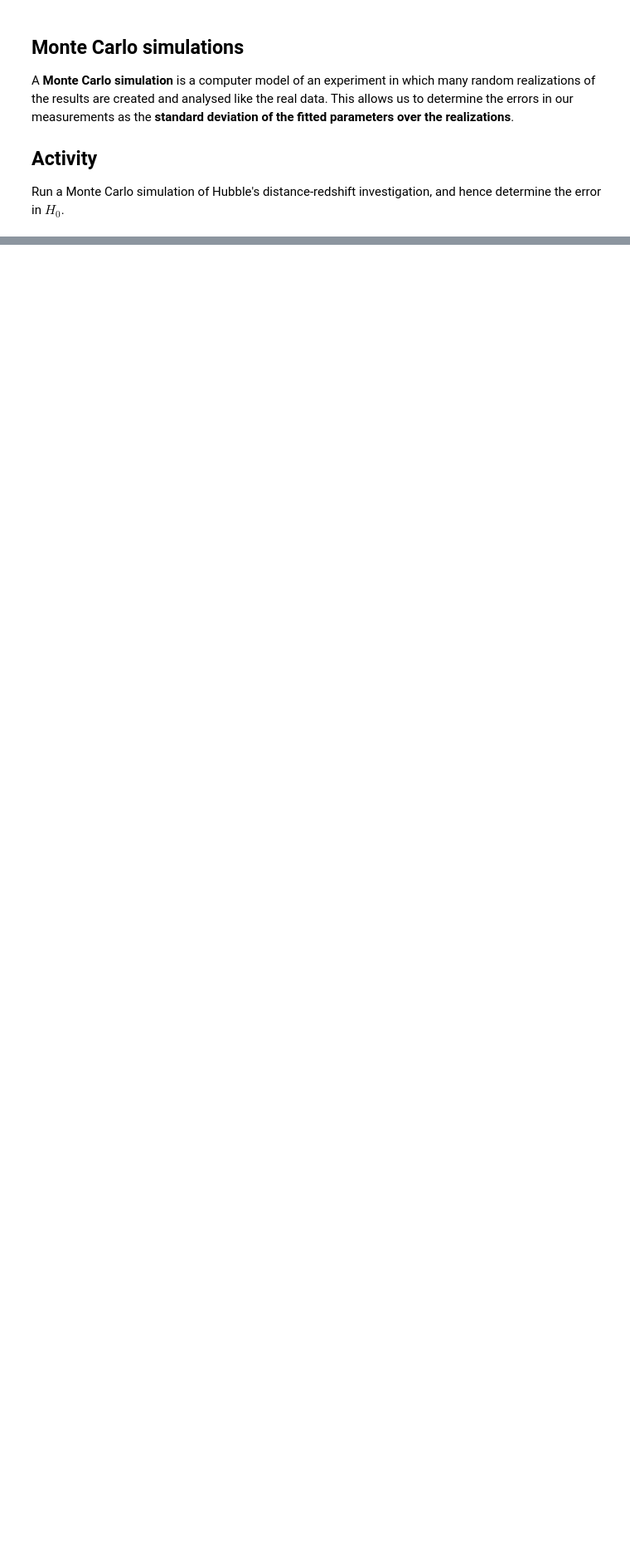
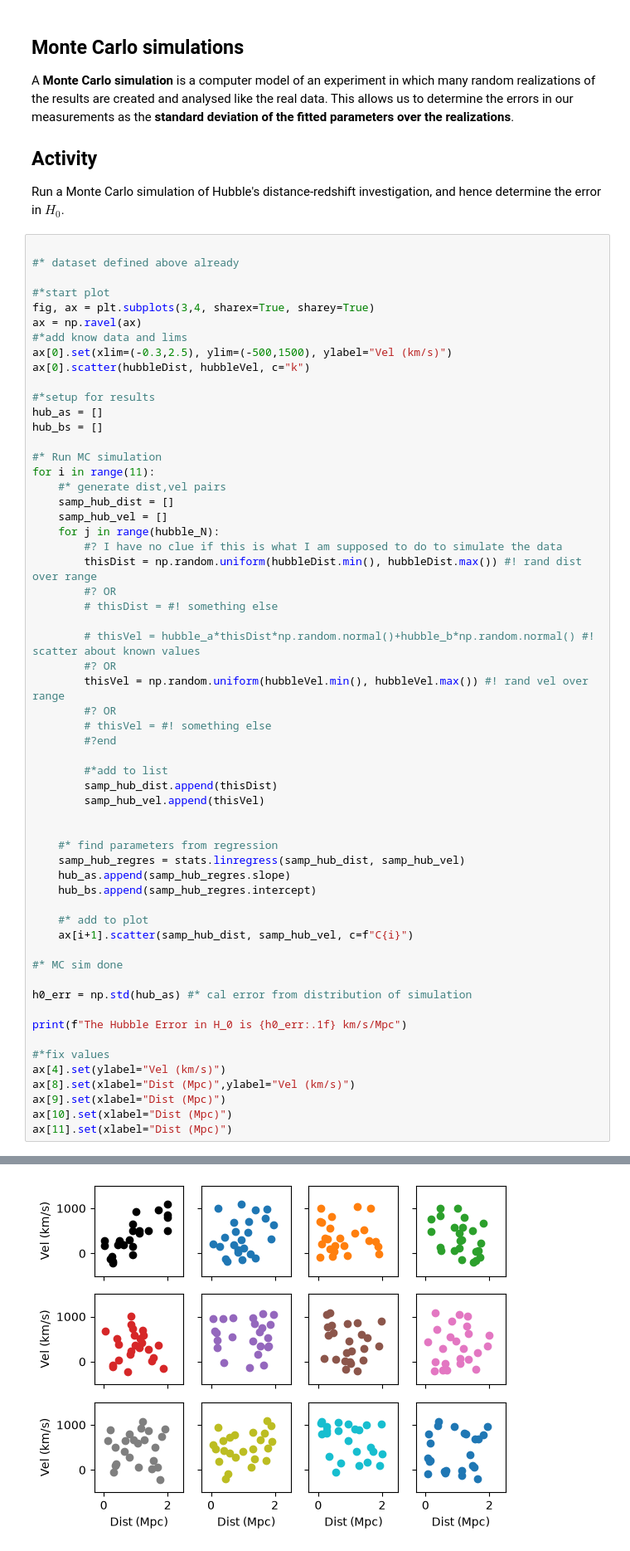
Before and after one commit to bray217/CAS_Stats_course_Sep_25, a Jupyter notebook: TO_CHANGE_Jupyter_notebooks/Notebook_Class5_ErrorEstimates.ipynb, the cells around one changed output, grey strips where cells are left out. Shown at 83% size. Cells and saved outputs as stored; diff of their text form; blank space fills up the shorter version.

```diff
--- a/TO_CHANGE_Jupyter_notebooks/Notebook_Class5_ErrorEstimates.ipynb
+++ b/TO_CHANGE_Jupyter_notebooks/Notebook_Class5_ErrorEstimates.ipynb
@@ -245,3 +418,62 @@ A **Monte Carlo simulation** is a computer model of an experiment in which many
 ## Activity
 
 Run a Monte Carlo simulation of Hubble's distance-redshift investigation, and hence determine the error in $H_0$.
+# %%
+
+#* dataset defined above already
+
+#*start plot
+fig, ax = plt.subplots(3,4, sharex=True, sharey=True)
+ax = np.ravel(ax)
+#*add know data and lims
+ax[0].set(xlim=(-0.3,2.5), ylim=(-500,1500), ylabel="Vel (km/s)")
+ax[0].scatter(hubbleDist, hubbleVel, c="k")
+
+#*setup for results
+hub_as = []
+hub_bs = []
+
+#* Run MC simulation
+for i in range(11):
+    #* generate dist,vel pairs
+    samp_hub_dist = []
+    samp_hub_vel = []
+    for j in range(hubble_N):
+        #? I have no clue if this is what I am supposed to do to simulate the data
+        thisDist = np.random.uniform(hubbleDist.min(), hubbleDist.max()) #! rand dist over range
+        #? OR
+        # thisDist = #! something else
+
+        # thisVel = hubble_a*thisDist*np.random.normal()+hubble_b*np.random.normal() #! scatter about known values
+        #? OR
+        thisVel = np.random.uniform(hubbleVel.min(), hubbleVel.max()) #! rand vel over range
+        #? OR
+        # thisVel = #! something else
+        #?end
+
+        #*add to list
+        samp_hub_dist.append(thisDist)
+        samp_hub_vel.append(thisVel)
+
+
+    #* find parameters from regression
+    samp_hub_regres = stats.linregress(samp_hub_dist, samp_hub_vel)
+    hub_as.append(samp_hub_regres.slope)
+    hub_bs.append(samp_hub_regres.intercept)
+
+    #* add to plot
+    ax[i+1].scatter(samp_hub_dist, samp_hub_vel, c=f"C{i}")
+
+#* MC sim done
+
+h0_err = np.std(hub_as) #* cal error from distribution of simulation
+
+print(f"The Hubble Error in H_0 is {h0_err:.1f} km/s/Mpc")
+
+#*fix values
+ax[4].set(ylabel="Vel (km/s)")
+ax[8].set(xlabel="Dist (Mpc)",ylabel="Vel (km/s)")
+ax[9].set(xlabel="Dist (Mpc)")
+ax[10].set(xlabel="Dist (Mpc)")
+ax[11].set(xlabel="Dist (Mpc)")
+# %% [output]
@@ -247,0 +482 @@ Run a Monte Carlo simulation of Hubble's distance-redshift investigation, and he
+[figure, added]
```
Also changed, not shown: parts of 11 cells of this notebook, 3 other files.
